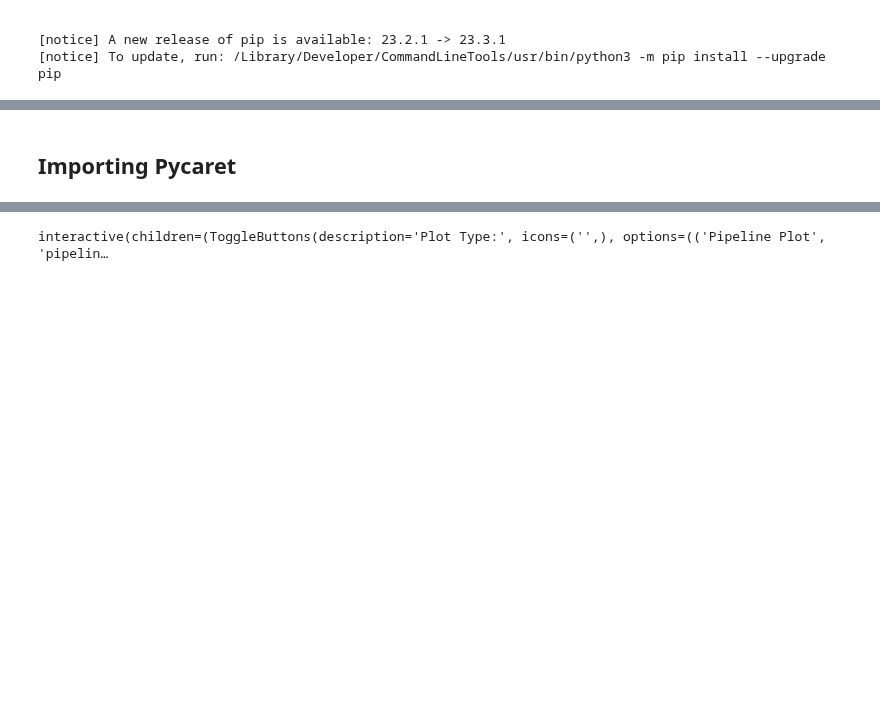
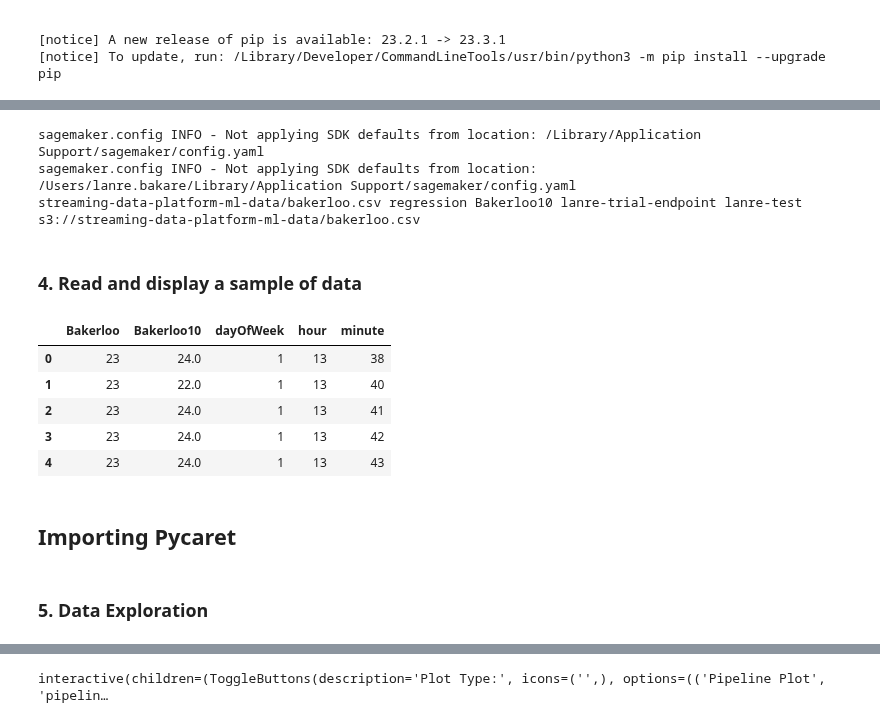
Before and after one commit to konradbachusz/AWS-MLOps-module_test, a Jupyter notebook: mlops_ml_models/classiification_model.ipynb, the cells around one changed output, grey strips where cells are left out. Cells and saved outputs as stored; diff of their text form; code cells hidden in the pictures; blank space fills up the shorter version.

```diff
--- a/mlops_ml_models/classiification_model.ipynb
+++ b/mlops_ml_models/classiification_model.ipynb
@@ -42,5 +57,26 @@ target = os.getenv("target")
 endpoint_name = os.getenv("endpoint_name")
 model_name = os.getenv("model_name")
 data_location = 's3://{}'.format(data_location_s3)
+print(data_location_s3, algorithm_choice, target, endpoint_name, model_name, data_location)
+# %% [output]
+sagemaker.config INFO - Not applying SDK defaults from location: /Library/Application Support/sagemaker/config.yaml
+sagemaker.config INFO - Not applying SDK defaults from location: /Users/lanre.bakare/Library/Application Support/sagemaker/config.yaml
+streaming-data-platform-ml-data/bakerloo.csv regression Bakerloo10 lanre-trial-endpoint lanre-test s3://streaming-data-platform-ml-data/bakerloo.csv
+# %% [markdown]
+<h3>4. Read and display a sample of data</h3>
+# %%
+# Data Option 1: Use Data from S3
+data = load_data(data_location)
+df = data.copy()
+df.head()
+# %% [output]
+|  | Bakerloo | Bakerloo10 | dayOfWeek | hour | minute |
+| 0 | 23 | 24.0 | 1 | 13 | 38 |
+| 1 | 23 | 22.0 | 1 | 13 | 40 |
+| 2 | 23 | 24.0 | 1 | 13 | 41 |
+| 3 | 23 | 24.0 | 1 | 13 | 42 |
+| 4 | 23 | 24.0 | 1 | 13 | 43 |
 # %% [markdown]
 ## Importing Pycaret
+# %% [markdown]
+<h3>5. Data Exploration</h3>
```
Also changed, not shown: parts of 26 cells of this notebook.
